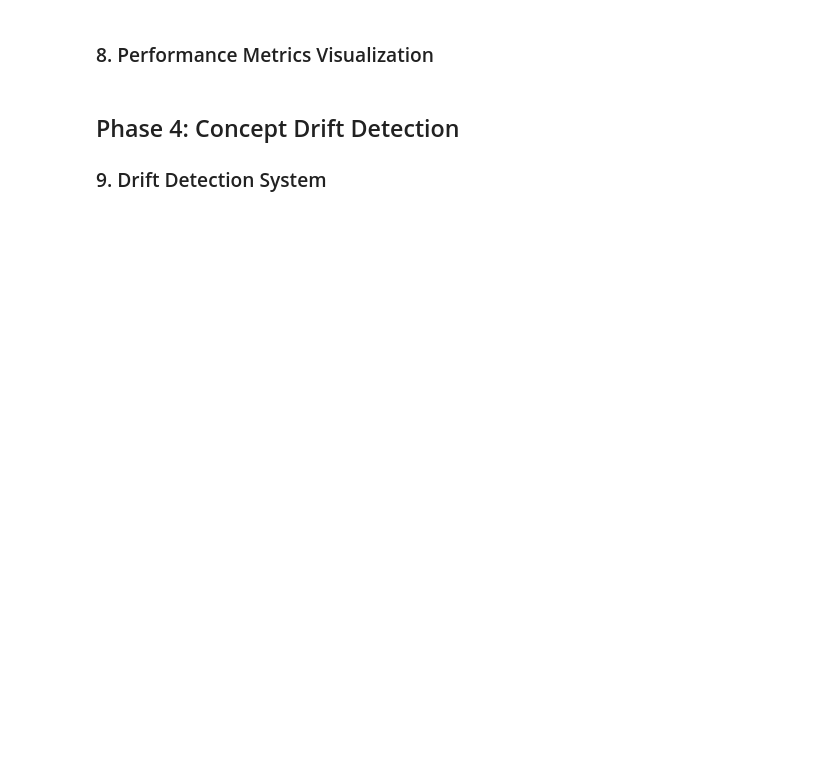
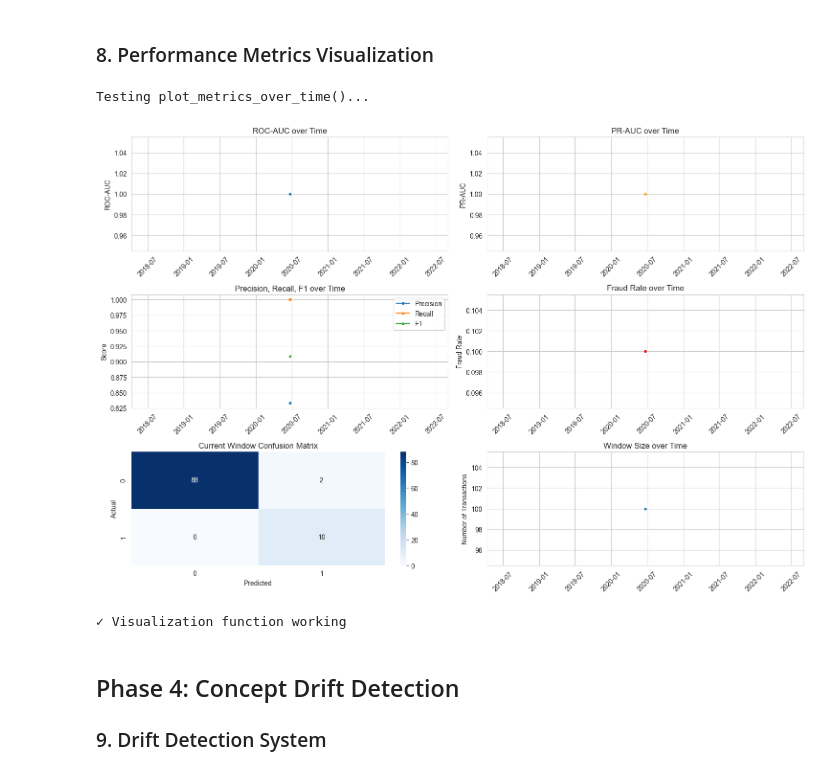
Before and after one commit to cam-bell/real-time-fraud-detection, a Jupyter notebook: notebooks/stream_simulation_original.ipynb, the cells around one changed output. Cells and saved outputs as stored; diff of their text form; code cells hidden in the pictures; blank space fills up the shorter version.

```diff
--- a/notebooks/stream_simulation_original.ipynb
+++ b/notebooks/stream_simulation_original.ipynb
@@ -3316,9 +3698,23 @@ class MetricsTracker:
 # Test metrics tracker
 print("Testing MetricsTracker...")
 metrics_tracker = MetricsTracker(window_size=100)
-for i in range(50):
+
+# Get some fraud and non-fraud cases
+fraud_indices = df_test[df_test['is_fraud'] == 1].index[:10]
+non_fraud_indices = df_test[df_test['is_fraud'] == 0].index[:90]
+test_indices = list(fraud_indices) + list(non_fraud_indices)
+
+for i in test_indices:
     txn = df_test.iloc[i]
-    score = scorer.predict(txn)
+    score = scorer.predict_proba(txn)
     metrics_tracker.update(txn, score, txn['is_fraud'])
 latest = metrics_tracker.get_latest_metrics()
 print(f"✓ MetricsTracker working. Latest metrics: {latest}")
+# After the test loop, check:
+print(f"Total transactions: {len(metrics_tracker.labels)}")
+print(f"Fraud count: {sum(metrics_tracker.labels)}")
+print(f"Non-fraud count: {len(metrics_tracker.labels) - sum(metrics_tracker.labels)}")
+# Check fraud distribution in first 1000 vs full test set
+print(f"First 1000 rows fraud rate: {df_test.iloc[:1000]['is_fraud'].mean():.4f}")
+print(f"Full test set fraud rate: {df_test['is_fraud'].mean():.4f}")
+print(f"First 1000 fraud count: {df_test.iloc[:1000]['is_fraud'].sum()}")
@@ -3360,34 +3765,43 @@ def plot_metrics_over_time(metrics_tracker, figsize=(15, 10)):
     axes[1, 0].tick_params(axis='x', rotation=45)
 
     # Fraud rate over time
     axes[1, 1].plot(history_df['timestamp'], history_df['fraud_rate'], marker='o', markersize=3, color='red')
     axes[1, 1].set_title('Fraud Rate over Time')
     axes[1, 1].set_ylabel('Fraud Rate')
     axes[1, 1].grid(True)
     axes[1, 1].tick_params(axis='x', rotation=45)
 
     # Current window confusion matrix
     latest_metrics = metrics_tracker.get_latest_metrics()
     if latest_metrics:
         scores, labels, predictions = metrics_tracker.get_current_window()
         if len(scores) > 0:
             cm = confusion_matrix(labels, predictions)
             sns.heatmap(cm, annot=True, fmt='d', ax=axes[2, 0], cmap='Blues')
             axes[2, 0].set_title('Current Window Confusion Matrix')
             axes[2, 0].set_xlabel('Predicted')
             axes[2, 0].set_ylabel('Actual')
 
     # Window size over time
     axes[2, 1].plot(history_df['timestamp'], history_df['window_size'], marker='o', markersize=3)
     axes[2, 1].set_title('Window Size over Time')
     axes[2, 1].set_ylabel('Number of Transactions')
     axes[2, 1].grid(True)
     axes[2, 1].tick_params(axis='x', rotation=45)
 
     plt.tight_layout()
     return fig
 
-print("✓ Visualization functions ready")
+# Test the visualization function
+print("Testing plot_metrics_over_time()...")
+# Use the metrics_tracker from Option B test (or create a new one with fraud cases)
+plot_metrics_over_time(metrics_tracker, figsize=(15, 10))
+plt.show()
+print("✓ Visualization function working")
+# %% [output]
+Testing plot_metrics_over_time()...
+[figure, added]
+✓ Visualization function working
 # %% [markdown]
 ## Phase 4: Concept Drift Detection
 
```
Also changed, not shown: parts of 79 cells of this notebook.
